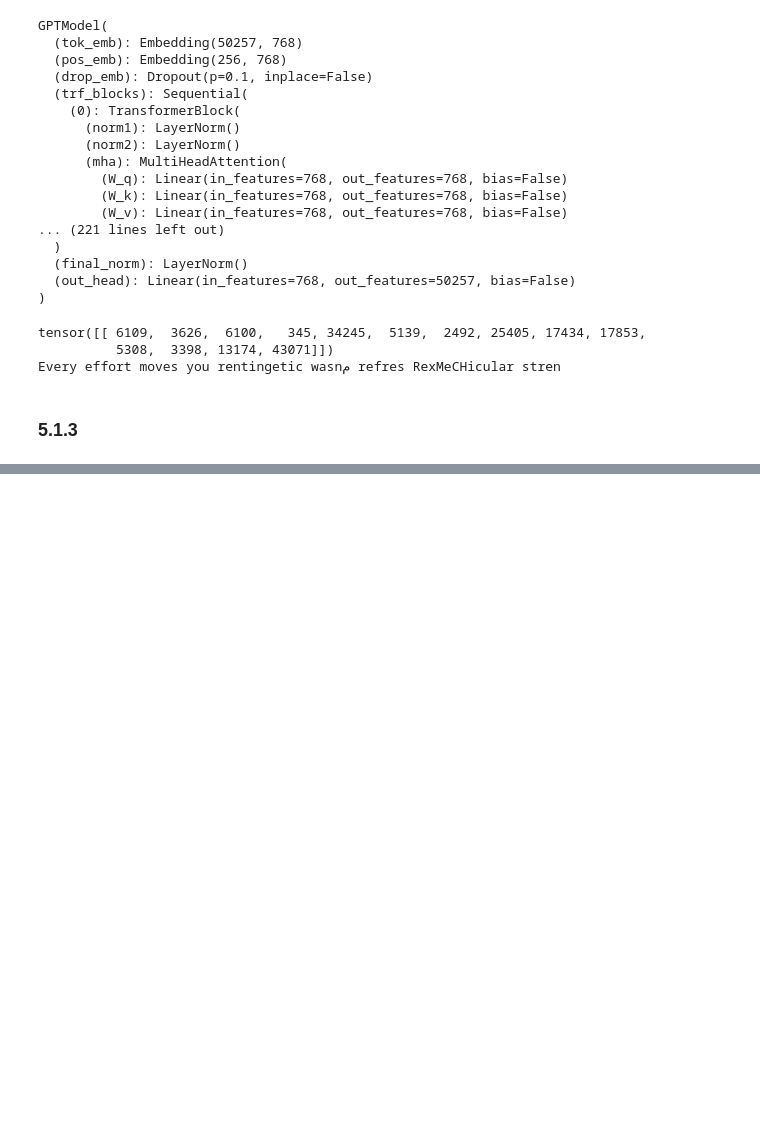
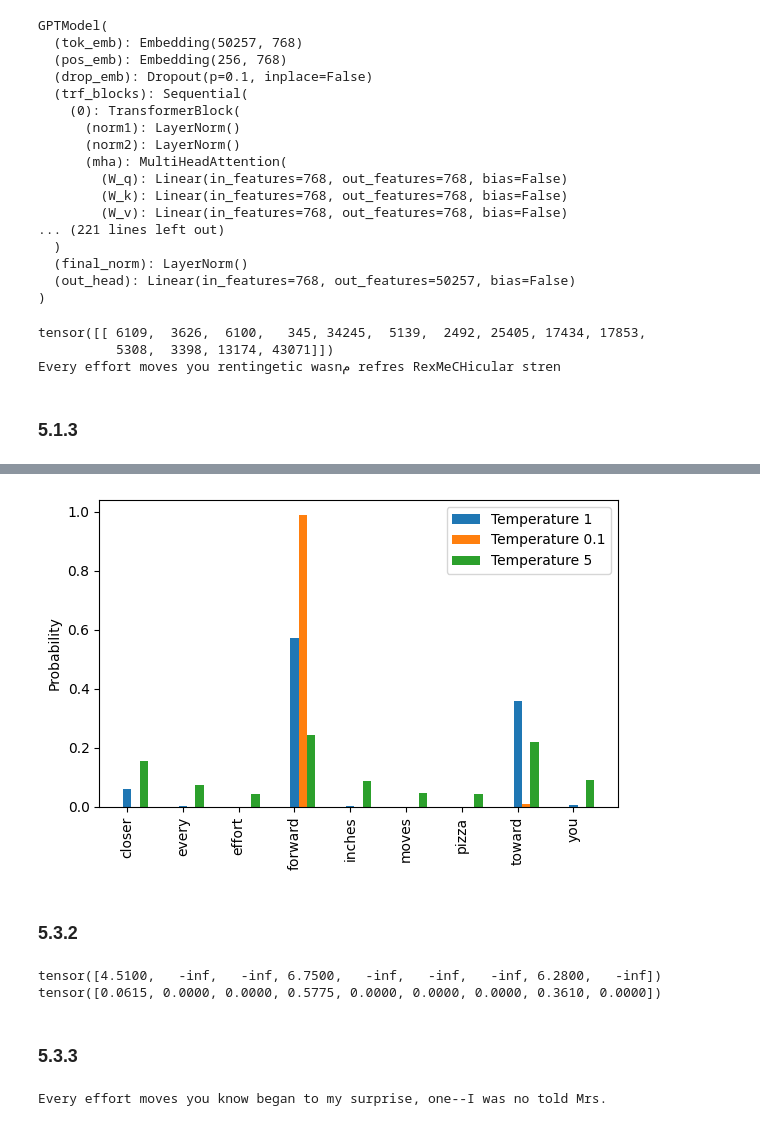
Before and after one commit to yashwantherukulla/LLM-from-Scratch, a Jupyter notebook: chapter05.ipynb, the cells around one changed output, grey strips where cells are left out. Cells and saved outputs as stored; diff of their text form; code cells hidden in the pictures; blank space fills up the shorter version.

```diff
--- a/chapter05.ipynb
+++ b/chapter05.ipynb
@@ -81,3 +84,10 @@ tensor([[ 6109,  3626,  6100,   345, 34245,  5139,  2492, 25405, 17434, 17853,
 Every effort moves you rentingetic wasnم refres RexMeCHicular stren
 # %% [markdown]
 ### 5.1.3
+# %%
+with open("TheVerdict.txt", 'r', encoding='utf-8') as f:
+    text_data = f.read()
+
+total_char = len(text_data)
+total_tokens = len(tokenizer.encode(text_data))
+print(total_char, total_tokens)
@@ -83,0 +367,10 @@ Every effort moves you rentingetic wasnم refres RexMeCHicular stren
+# %%
+# instead of doing an argmax, which will always result in the same answer, let us use multinomial sampling
+
+next_token_id = torch.multinomial(probs, num_samples=1).item()
+
+torch.manual_seed(123)
+sample = [torch.multinomial(probs, num_samples=1).item() for i in range(1_000)]
+sampled_ids = torch.bincount(torch.tensor(sample))
+for i, freq in enumerate(sampled_ids):
+    print(f"{freq} x {inverse_vocab[i]}")
@@ -83,0 +387,40 @@ Every effort moves you rentingetic wasnم refres RexMeCHicular stren
+# %%
+def softmax_w_temp(logits, temperature):
+    scaled_logits = logits/temperature
+    return torch.softmax(scaled_logits, dim=0)
+
+temperatures = [1, 0.1, 5]
+scaled_probs = [softmax_w_temp(logits, T) for T in temperatures]
+x = torch.arange(len(vocab))
+bar_width = 0.15
+fig, ax = plt.subplots(figsize=(6,4))
+for i, T in enumerate(temperatures):
+    rects = ax.bar(x + i*bar_width, scaled_probs[i], bar_width, label=f"Temperature {T}")
+ax.set_ylabel("Probability")
+ax.set_xticks(x)
+ax.set_xticklabels(vocab.keys(), rotation=90)
+ax.legend()
+plt.tight_layout()
+plt.show()
+# %% [output]
+[figure, added]
+# %% [markdown]
+### 5.3.2
+# %%
+top_k = 3
+top_logits, top_pos = torch.topk(logits, top_k)
+
+new_logits = torch.where(
+    condition=logits<top_logits[-1],
+    input=torch.tensor(float("-inf")),
+    other=logits
+)
+print(new_logits)
+
+topk_probs = torch.softmax(new_logits, dim=0)
+print(topk_probs)
+# %% [output]
+tensor([4.5100,   -inf,   -inf, 6.7500,   -inf,   -inf,   -inf, 6.2800,   -inf])
+tensor([0.0615, 0.0000, 0.0000, 0.5775, 0.0000, 0.0000, 0.0000, 0.3610, 0.0000])
+# %% [markdown]
+### 5.3.3
@@ -83,0 +451,8 @@ Every effort moves you rentingetic wasnم refres RexMeCHicular stren
+# %%
+torch.manual_seed(123)
+token_ids = generate(
+    model, text_to_token_ids(start_context, tokenizer), 15, GPT_CONFIG_124M["context_len"], 1.4, 10
+)
+print(token_ids_to_text(token_ids, tokenizer))
+# %% [output]
+Every effort moves you know began to my surprise, one--I was no told Mrs.
```
Also changed, not shown: parts of 25 cells of this notebook.
